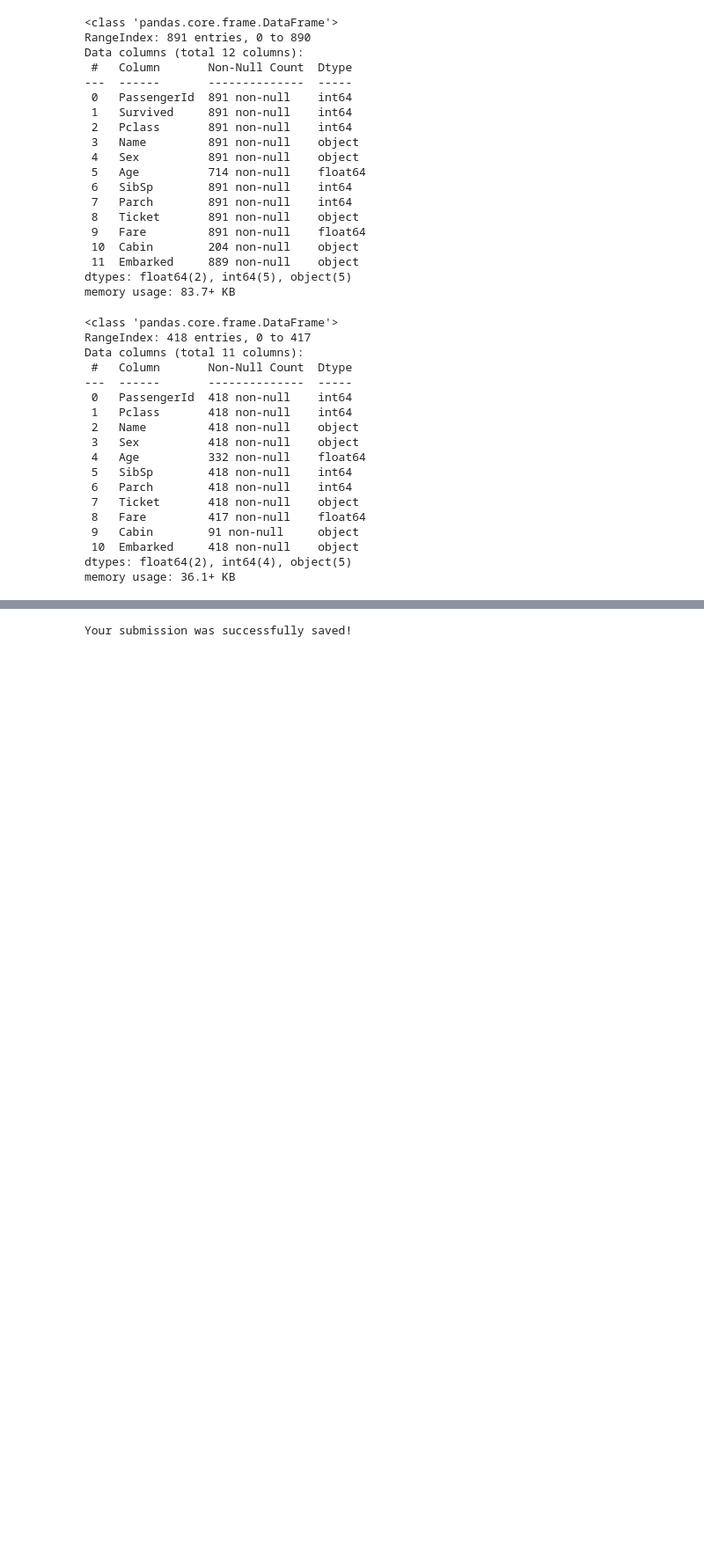
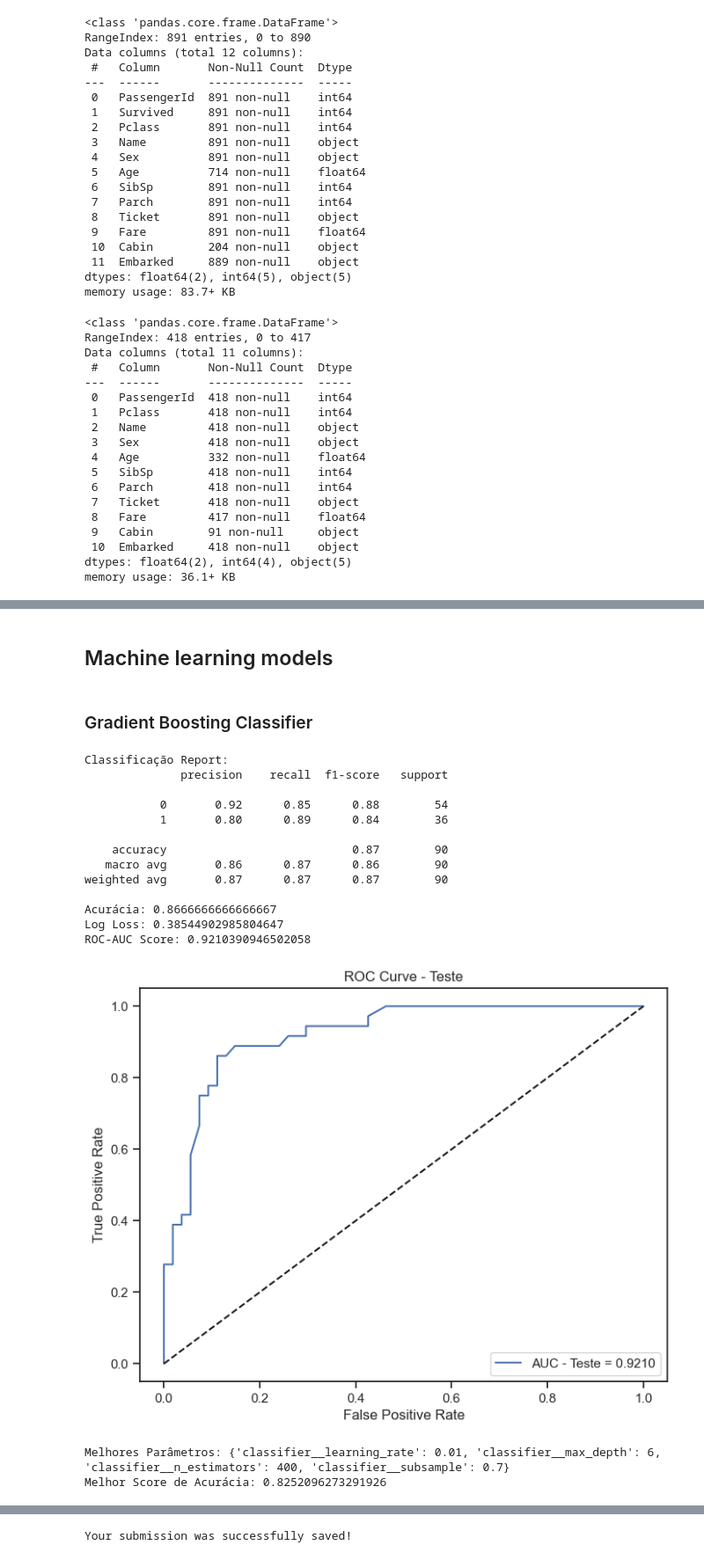
Before and after one commit to junioromendes/Titanic---Machine-Learning-from-Disaster, a Jupyter notebook: Notebook.ipynb, the cells around one changed output, grey strips where cells are left out. Shown at 88% size. Cells and saved outputs as stored; diff of their text form; code cells hidden in the pictures; blank space fills up the shorter version.

```diff
--- a/Notebook.ipynb
+++ b/Notebook.ipynb
@@ -500,0 +422,76 @@ Resultado final
+# %% [markdown]
+## Machine learning models
+# %% [markdown]
+### Gradient Boosting Classifier
+# %%
+from sklearn.ensemble import GradientBoostingClassifier
+
+# class sklearn.ensemble.GradientBoostingClassifier(*, loss='log_loss', learning_rate=0.1, n_estimators=100, subsample=1.0,
+#                                                   criterion='friedman_mse', min_samples_split=2, min_samples_leaf=1,
+#                                                   min_weight_fraction_leaf=0.0, max_depth=3, min_impurity_decrease=0.0,
+#                                                   init=None, random_state=None, max_features=None, verbose=0, max_leaf_nodes=None,
+#                                                   warm_start=False, validation_fraction=0.1, n_iter_no_change=None, tol=0.0001,
+#                                                   ccp_alpha=0.0)
+
+
+# Criando o pipeline com o preprocessador e o modelo
+clf_gbc = Pipeline(steps=[('preprocessor', preprocessor),
+                           ('classifier', GradientBoostingClassifier(random_state = 1))])
+
+# Definindo os parâmetros para o GridSearchCV
+param_grid = {
+    'classifier__n_estimators': [100, 200, 400, 1000],
+    'classifier__max_depth': [6, 10, 20],
+    'classifier__learning_rate': [0.01, 0.1, 0.5],
+    'classifier__subsample': [0.7, 0.85, 1]
+}
+
+# Criar o GridSearchCV para automatizar a busca pelo melhor modelo e parâmetros
+grid_search = GridSearchCV(clf_gbc, param_grid, cv=5, scoring='accuracy', verbose=0)
+
+# Usando X_train e y_train para ajustar o modelo
+grid_search.fit(X_train, y_train)
+
+# Avaliação no conjunto de teste com o melhor modelo encontrado
+best_gbc = grid_search.best_estimator_
+y_pred_test = best_gbc.predict(X_test)
+y_pred_proba_test = best_gbc.predict_proba(X_test)[:, 1]
+
+# Relatório de classificação e métricas
+print("Classificação Report:")
+print(classification_report(y_test, y_pred_test))
+print("Acurácia:", accuracy_score(y_test, y_pred_test))
+print("Log Loss:", log_loss(y_test, y_pred_proba_test))
+print("ROC-AUC Score:", roc_auc_score(y_test, y_pred_proba_test))
+
+# Plot da Curva ROC
+fpr_test, tpr_test, _ = roc_curve(y_test, y_pred_proba_test)
+plt.figure(figsize=(8, 6))
+plt.plot(fpr_test, tpr_test, label=f'AUC - Teste = {roc_auc_score(y_test, y_pred_proba_test):.4f}')
+plt.plot([0, 1], [0, 1], 'k--')
+plt.xlabel('False Positive Rate')
+plt.ylabel('True Positive Rate')
+plt.title('ROC Curve - Teste')
+plt.legend(loc='lower right')
+plt.show()
+
+# Print the best parameters and best score
+print("Melhores Parâmetros:", grid_search.best_params_)
+print("Melhor Score de Acurácia:", grid_search.best_score_)
+# %% [output]
+Classificação Report:
+              precision    recall  f1-score   support
+
+           0       0.92      0.85      0.88        54
+           1       0.80      0.89      0.84        36
+
+    accuracy                           0.87        90
+   macro avg       0.86      0.87      0.86        90
+weighted avg       0.87      0.87      0.87        90
+
+Acurácia: 0.8666666666666667
+Log Loss: 0.38544902985804647
+ROC-AUC Score: 0.9210390946502058
+[figure, added]
+Melhores Parâmetros: {'classifier__learning_rate': 0.01, 'classifier__max_depth': 6, 'classifier__n_estimators': 400, 'classifier__subsample': 0.7}
+Melhor Score de Acurácia: 0.8252096273291926
```
Also changed, not shown: parts of 61 cells of this notebook, 4 other files.
